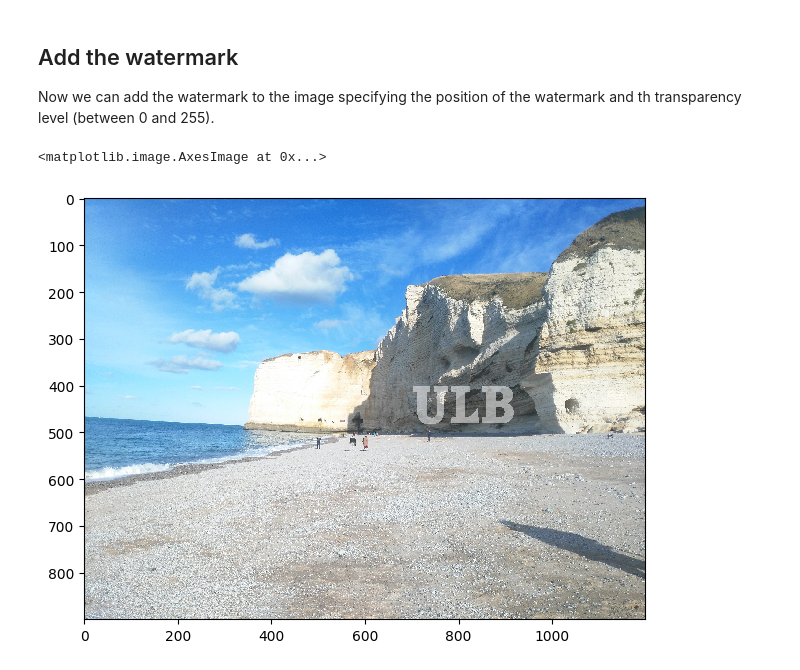
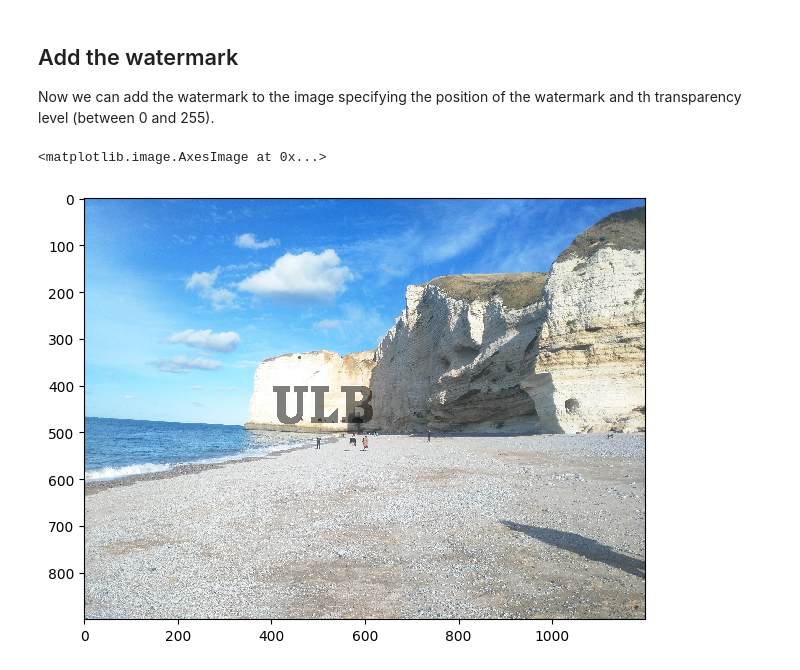
Before and after one commit to Exagor/info-h-500, a Jupyter notebook: docs/Projects/watermark_proj.ipynb, the cells around one changed output. Cells and saved outputs as stored; diff of their text form; code cells hidden in the pictures.

```diff
--- a/docs/Projects/watermark_proj.ipynb
+++ b/docs/Projects/watermark_proj.ipynb
@@ -117,32 +117,32 @@ def add_wm_alpha(im,wm,transparency=0.3):
     return im2
 
 def check_luminosity(im,wm,pos):
     colors = [0,0,0]
     for y in range(wm.shape[0]):
         for x in range(wm.shape[1]):
             colors += im[pos[0]+y,pos[1]+x]
     mean_color = colors/(wm.shape[0]*wm.shape[1])
     if mean_color[0] > 200 and mean_color[1] > 200 and mean_color[2] > 200:
         return True
     else:
         return False
 
 def add_wm(im,wm,pos,transparency=0.5):
     im2=im.copy()
     luminosity = check_luminosity(im,wm,pos)
     for y in range(wm.shape[0]):
         for x in range(wm.shape[1]):
             if (wm[y,x]==WHITE).all():
                 if luminosity:
                     wm[y,x]=BLACK
                 im2[pos[0]+y,pos[1]+x]=im2[pos[0]+y,pos[1]+x]*(1-transparency)+wm[y,x]*transparency #mix two pixels
     return im2
 #final_img = add_wm_alpha(alpha_img,wm_mask)
 # imshow(final_img)
 logo = get_logo(wm)
-position = [400,700]
+position = [400,400]
 final_img=add_wm(img,logo,position)
 imshow(final_img)
 # %% [output]
 <matplotlib.image.AxesImage at 0x...>
-[figure, old version]
+[figure, new version]
```
Also changed, not shown: 3 other files.
